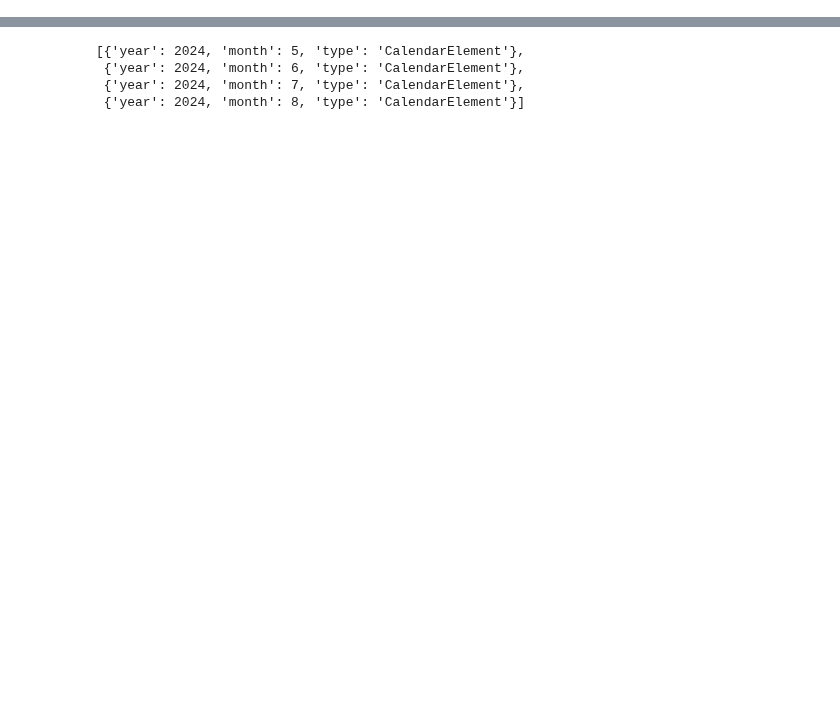
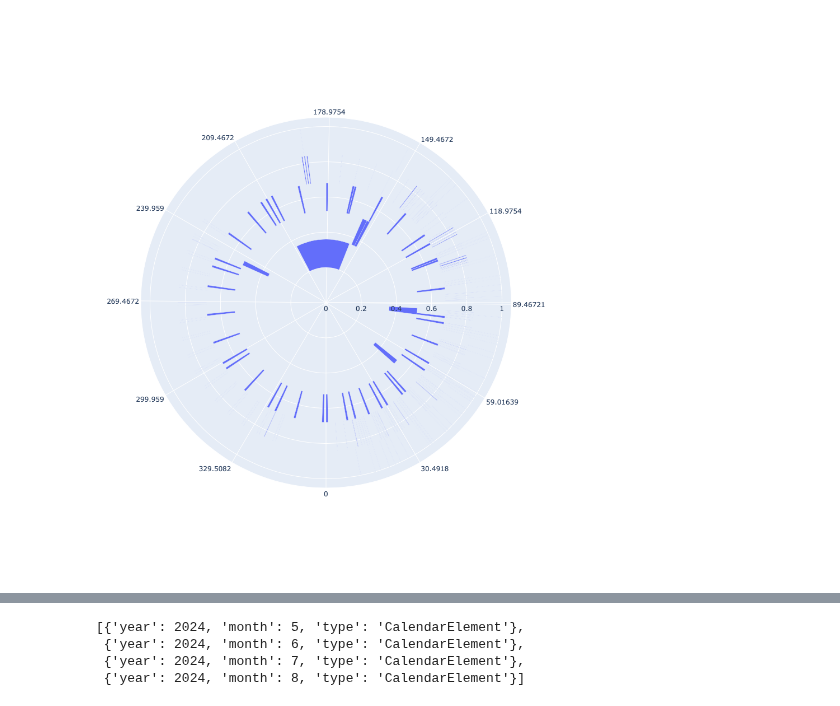
Before and after one commit to KeithDavis067/taskbraid, a Jupyter notebook: python/circlecal/latest_circle_year.ipynb, the cells around one changed output, grey strips where cells are left out. Saved outputs shown, nothing was run; the diff lists cells and outputs as text; code cells hidden in the pictures; blank space fills up the shorter version.

```diff
--- a/python/circlecal/latest_circle_year.ipynb
+++ b/python/circlecal/latest_circle_year.ipynb
@@ -37,3 +94,8 @@ len(list(y24.recursive_iteration("day")))
+# %%
+t.marker.color="red"
+fig.show()
+# %% [output]
+[figure, added]
 # %%
 year = y24 = CalendarElement(year=2024)
 
```
Also changed, not shown: parts of 12 cells of this notebook, 3 other files.
